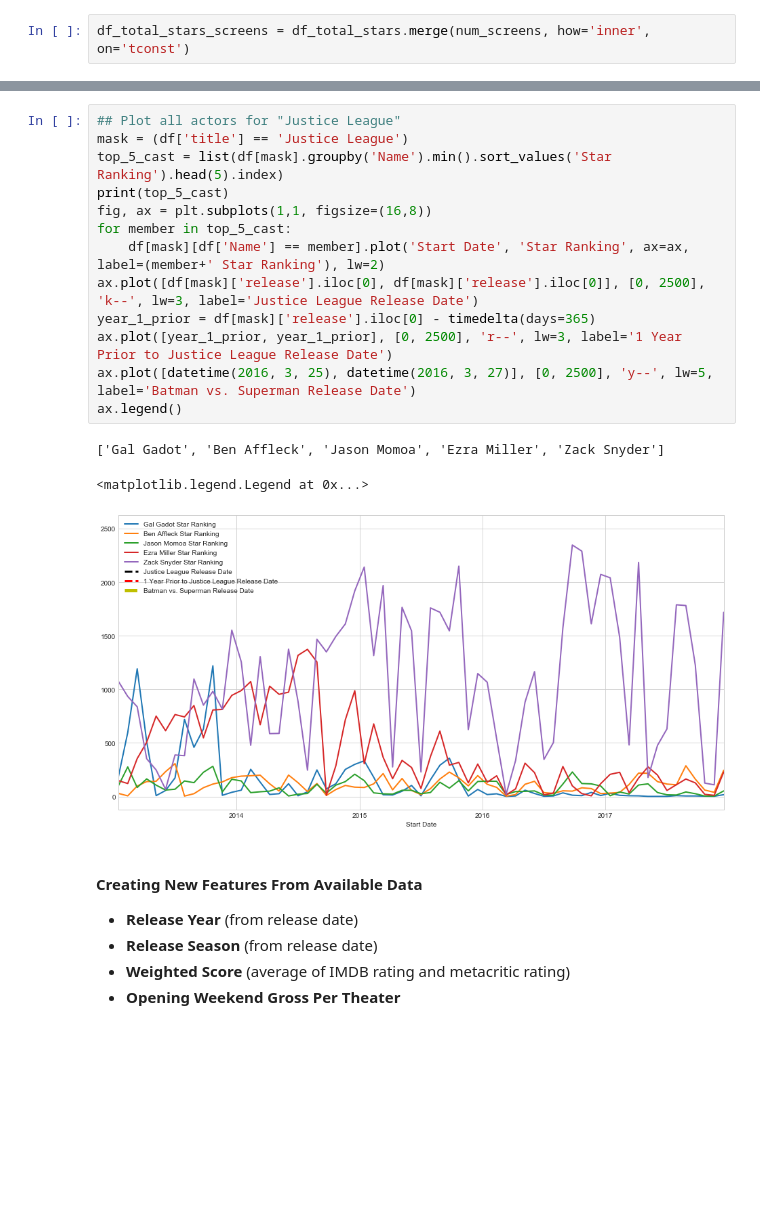
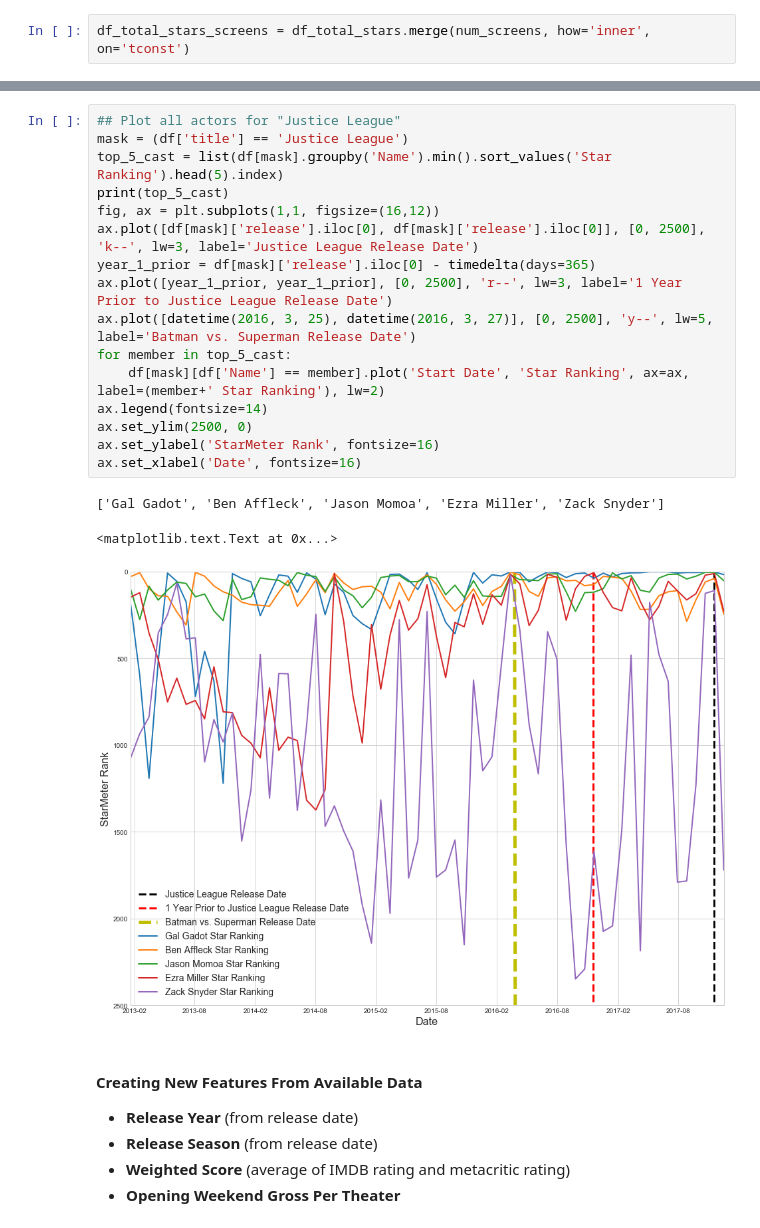
Before and after one commit to cmgiler/Movie-Hype-Predictor, a Jupyter notebook: 02_Data Cleaning and Pre-Processing.ipynb, the cells around one changed output, grey strips where cells are left out. Cells and saved outputs as stored; diff of their text form; blank space fills up the shorter version.

```diff
--- a/02_Data Cleaning and Pre-Processing.ipynb
+++ b/02_Data Cleaning and Pre-Processing.ipynb
@@ -61,20 +61,23 @@ df.head()
 # %%
 ## Plot all actors for "Justice League"
 mask = (df['title'] == 'Justice League')
 top_5_cast = list(df[mask].groupby('Name').min().sort_values('Star Ranking').head(5).index)
 print(top_5_cast)
-fig, ax = plt.subplots(1,1, figsize=(16,8))
-for member in top_5_cast:
-    df[mask][df['Name'] == member].plot('Start Date', 'Star Ranking', ax=ax, label=(member+' Star Ranking'), lw=2)
+fig, ax = plt.subplots(1,1, figsize=(16,12))
 ax.plot([df[mask]['release'].iloc[0], df[mask]['release'].iloc[0]], [0, 2500], 'k--', lw=3, label='Justice League Release Date')
 year_1_prior = df[mask]['release'].iloc[0] - timedelta(days=365)
 ax.plot([year_1_prior, year_1_prior], [0, 2500], 'r--', lw=3, label='1 Year Prior to Justice League Release Date')
 ax.plot([datetime(2016, 3, 25), datetime(2016, 3, 27)], [0, 2500], 'y--', lw=5, label='Batman vs. Superman Release Date')
-ax.legend()
+for member in top_5_cast:
+    df[mask][df['Name'] == member].plot('Start Date', 'Star Ranking', ax=ax, label=(member+' Star Ranking'), lw=2)
+ax.legend(fontsize=14)
+ax.set_ylim(2500, 0)
+ax.set_ylabel('StarMeter Rank', fontsize=16)
+ax.set_xlabel('Date', fontsize=16)
 # %% [output]
 ['Gal Gadot', 'Ben Affleck', 'Jason Momoa', 'Ezra Miller', 'Zack Snyder']
-<matplotlib.legend.Legend at 0x...>
+<matplotlib.text.Text at 0x...>
-[figure, old version]
+[figure, new version]
 # %% [markdown]
 #### Creating New Features From Available Data
 
```
Also changed, not shown: parts of 2 cells of this notebook, 2 other files.
